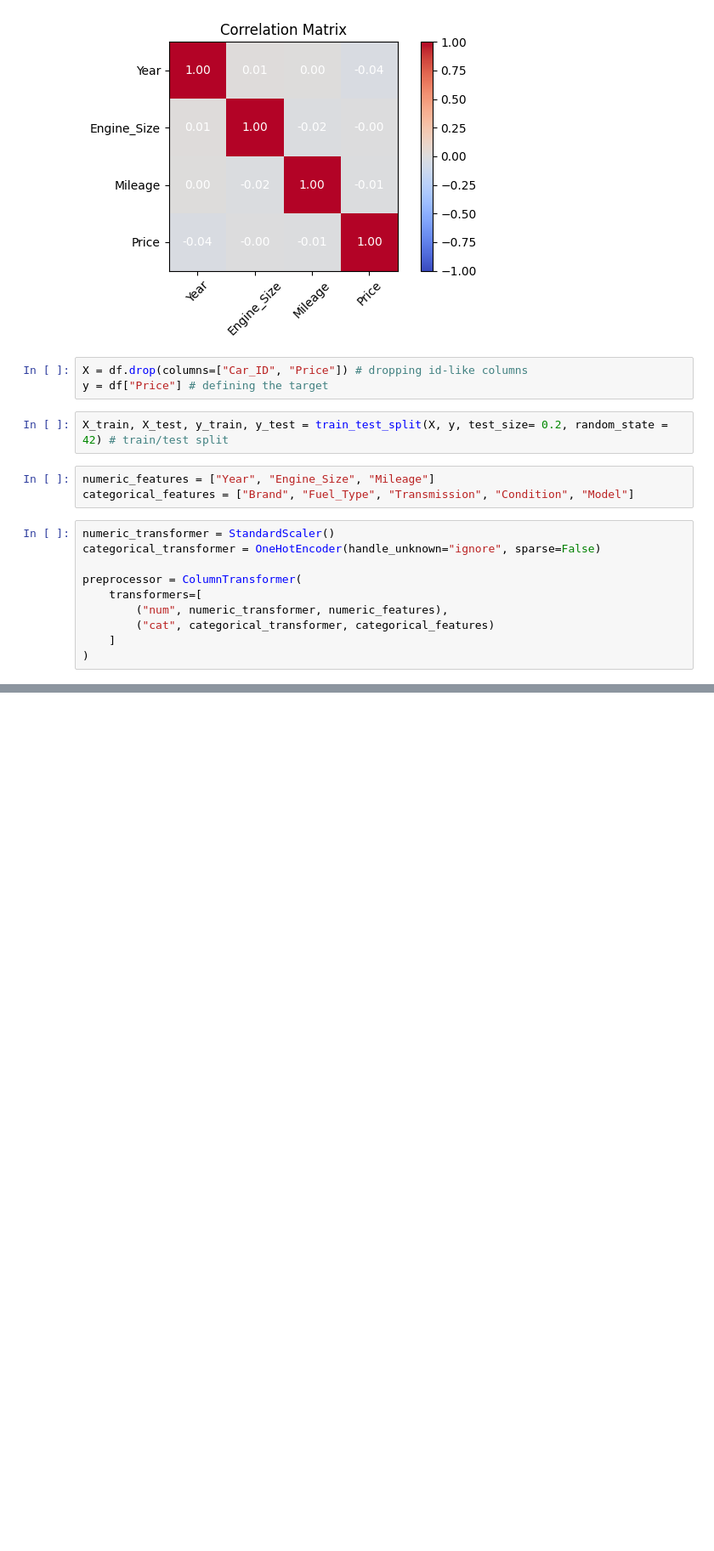
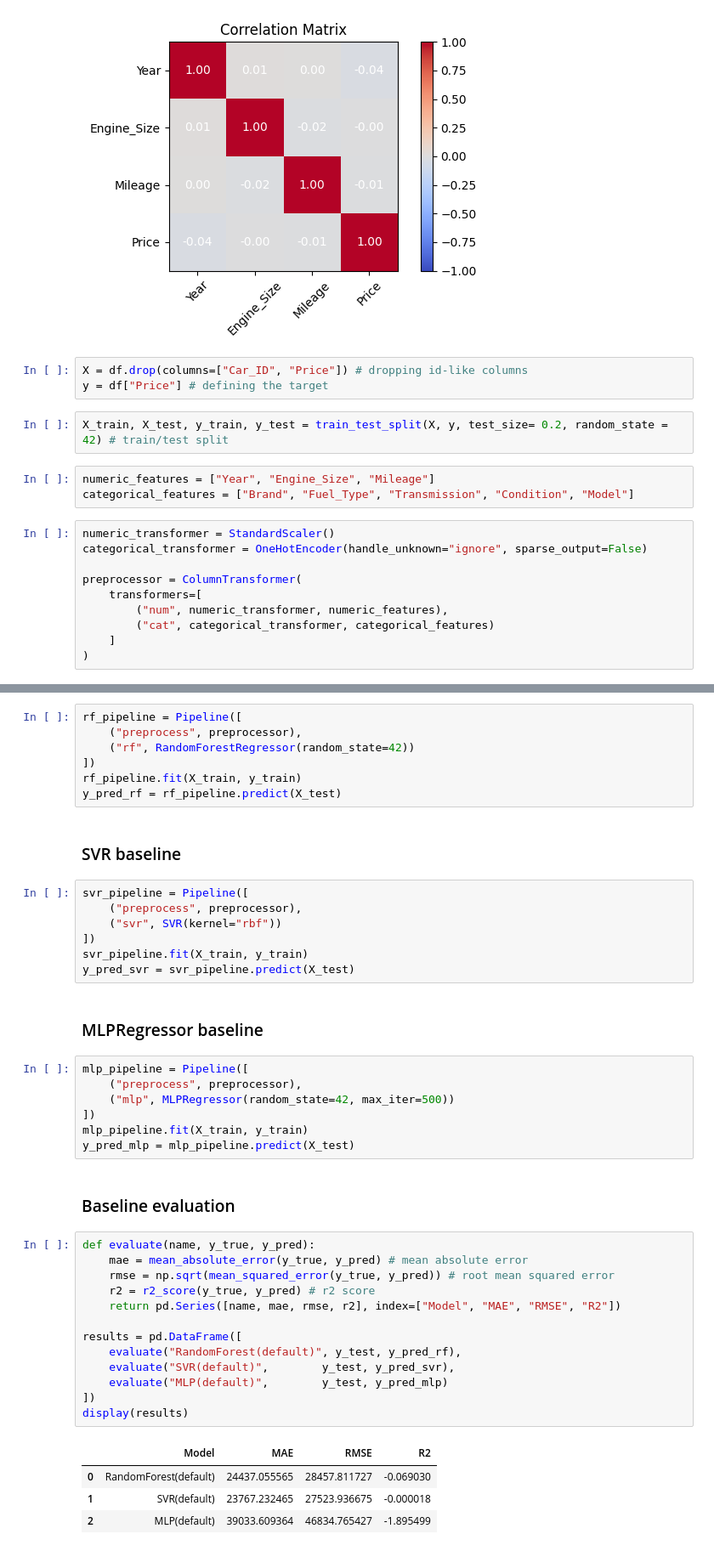
Before and after one commit to hoff123/ml-car-price-prediction-regression, a Jupyter notebook: notebooks/setup.ipynb, the cells around one changed output, grey strips where cells are left out. Shown at 85% size. Saved outputs shown, nothing was run; the diff lists cells and outputs as text; blank space fills up the shorter version.

```diff
--- a/notebooks/setup.ipynb
+++ b/notebooks/setup.ipynb
@@ -129,7 +127,7 @@ numeric_features = ["Year", "Engine_Size", "Mileage"]
 categorical_features = ["Brand", "Fuel_Type", "Transmission", "Condition", "Model"]
 # %%
 numeric_transformer = StandardScaler()
-categorical_transformer = OneHotEncoder(handle_unknown="ignore", sparse=False)
+categorical_transformer = OneHotEncoder(handle_unknown="ignore", sparse_output=False)
 
 preprocessor = ColumnTransformer(
     transformers=[
@@ -139,0 +142,45 @@ preprocessor = ColumnTransformer(
+# %%
+rf_pipeline = Pipeline([
+    ("preprocess", preprocessor),
+    ("rf", RandomForestRegressor(random_state=42))
+])
+rf_pipeline.fit(X_train, y_train)
+y_pred_rf = rf_pipeline.predict(X_test)
+# %% [markdown]
+### SVR baseline
+# %%
+svr_pipeline = Pipeline([
+    ("preprocess", preprocessor),
+    ("svr", SVR(kernel="rbf"))
+])
+svr_pipeline.fit(X_train, y_train)
+y_pred_svr = svr_pipeline.predict(X_test)
+# %% [markdown]
+### MLPRegressor baseline
+# %%
+mlp_pipeline = Pipeline([
+    ("preprocess", preprocessor),
+    ("mlp", MLPRegressor(random_state=42, max_iter=500))
+])
+mlp_pipeline.fit(X_train, y_train)
+y_pred_mlp = mlp_pipeline.predict(X_test)
+# %% [markdown]
+### Baseline evaluation
+# %%
+def evaluate(name, y_true, y_pred):
+    mae = mean_absolute_error(y_true, y_pred) # mean absolute error
+    rmse = np.sqrt(mean_squared_error(y_true, y_pred)) # root mean squared error
+    r2 = r2_score(y_true, y_pred) # r2 score
+    return pd.Series([name, mae, rmse, r2], index=["Model", "MAE", "RMSE", "R2"])
+
+results = pd.DataFrame([
+    evaluate("RandomForest(default)", y_test, y_pred_rf),
+    evaluate("SVR(default)",        y_test, y_pred_svr),
+    evaluate("MLP(default)",        y_test, y_pred_mlp)
+])
+display(results)
+# %% [output]
+|  | Model | MAE | RMSE | R2 |
+| 0 | RandomForest(default) | 24437.055565 | 28457.811727 | -0.069030 |
+| 1 | SVR(default) | 23767.232465 | 27523.936675 | -0.000018 |
+| 2 | MLP(default) | 39033.609364 | 46834.765427 | -1.895499 |
```
Also changed, not shown: parts of 5 cells of this notebook.
